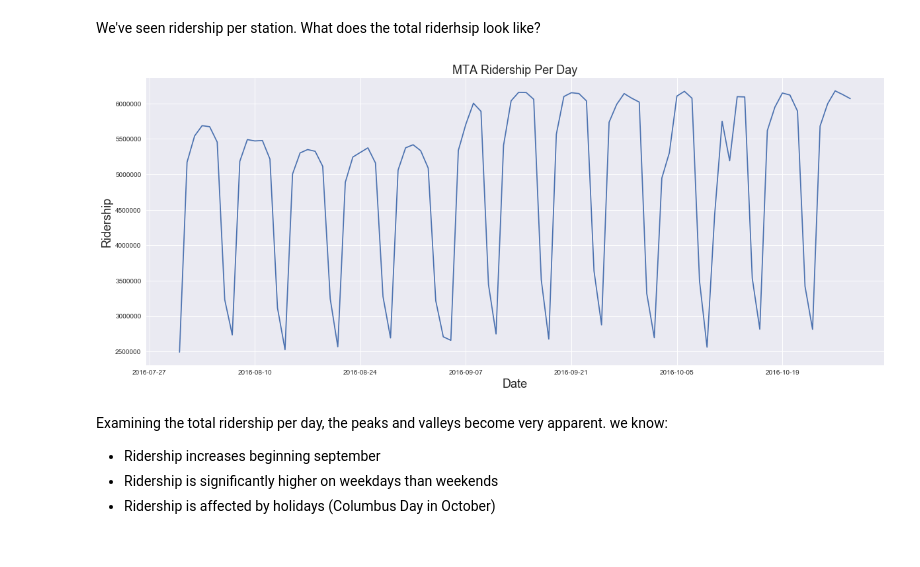
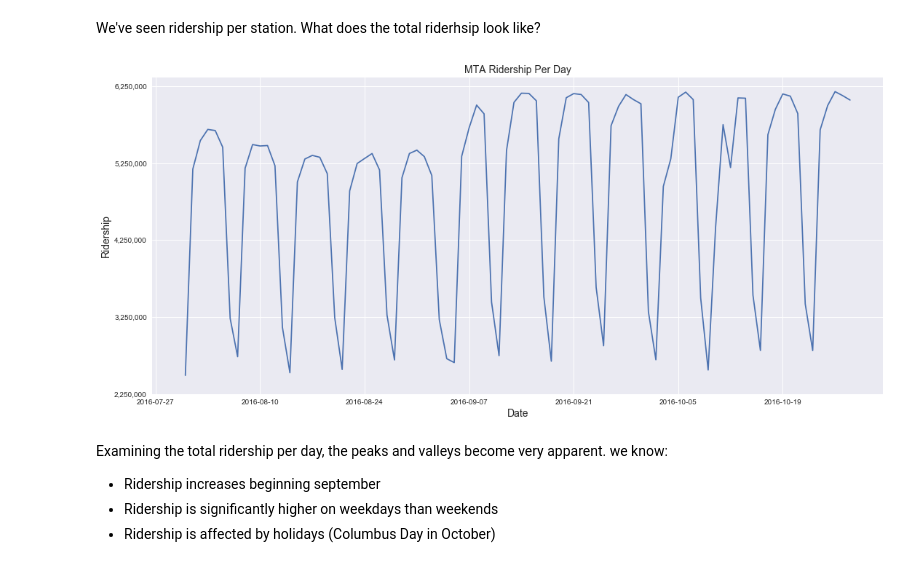
Before and after one commit to mrjgamble/K2DataScience, a Jupyter notebook: Projects/Project 1 - EDA/nyc_mta_analysis.ipynb, the cells around one changed output. Cells and saved outputs as stored; diff of their text form; code cells hidden in the pictures.

```diff
--- a/Projects/Project 1 - EDA/nyc_mta_analysis.ipynb
+++ b/Projects/Project 1 - EDA/nyc_mta_analysis.ipynb
@@ -102,33 +102,38 @@ We've seen ridership per station.  What does the total riderhsip look like?
 # %%
 from collections import Counter
 
 daily_total = Counter()
 
 # let's reset the index for plotting purposes
 tr = nyc_mta.reset_index()
 tr.set_index(['date'], inplace=True)
 
 # loop through stations and plot ridership
 for idx, df in tr.groupby(level=[0]):
     daily_total[idx]+= df.daily_ridership.sum()
 
 # get our values to plot
 dates = list(daily_total.keys())
 ridership = list(daily_total.values())
 
 # set figure size
-fig, ax = plt.subplots(figsize=(20,8))
+fig, ax = plt.subplots(figsize=(18,8))
 plt.plot(dates, ridership)
 
+# set y ticks
+start, end = ax.get_ylim()
+ax.yaxis.set_ticks(np.arange(2250000, 6350000, 1000000))
+ax.yaxis.set_major_formatter(ticker.FuncFormatter(lambda x, p: format(int(x), ',')))
+
 # set labels
-plt.title('MTA Ridership Per Day', fontsize=18)
-plt.xlabel('Date', fontsize=18)
-plt.ylabel('Ridership', fontsize=18)
+plt.title('MTA Ridership Per Day', fontsize=14)
+plt.xlabel('Date', fontsize=14)
+plt.ylabel('Ridership', fontsize=14)
 
 fig.savefig('./figures/nyc_mta_ridership_per_day')
 plt.show()
 # %% [output]
-[figure, old version]
+[figure, new version]
 # %% [markdown]
 Examining the total ridership per day, the peaks and valleys become very apparent.  we know:
 
```
Also changed, not shown: parts of 19 cells of this notebook, 20 other files.
